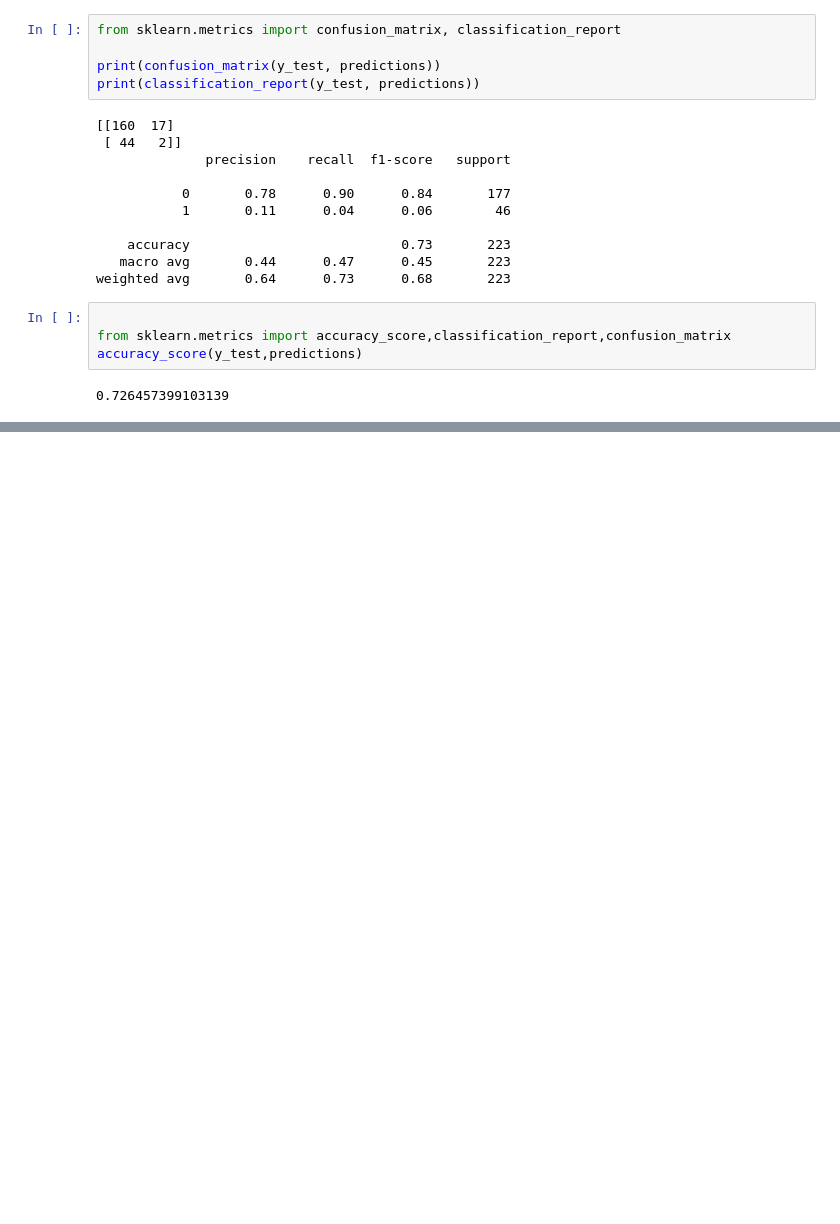
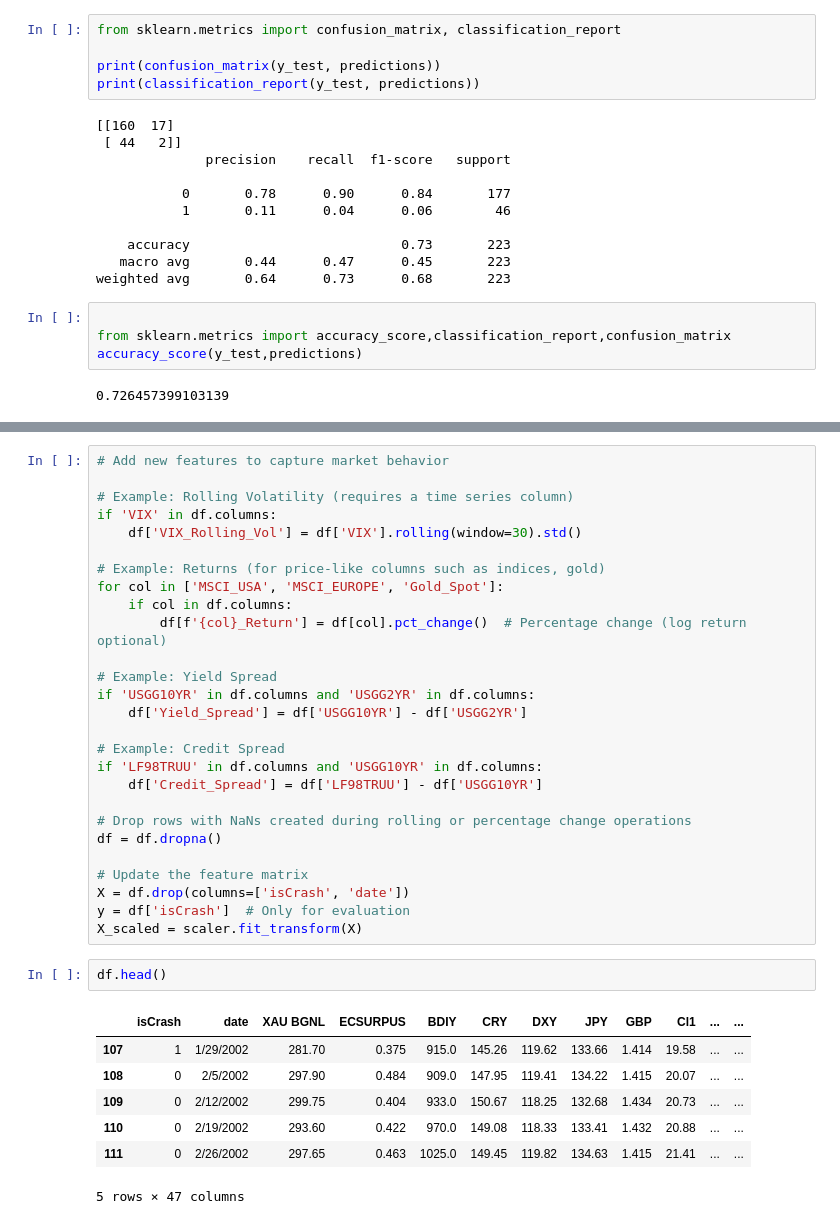
Before and after one commit to purohitamann/market-anomaly-detection, a Jupyter notebook: model_training.ipynb, the cells around one changed output, grey strips where cells are left out. Drawn from its saved outputs; the diff is of its cells as text; blank space fills up the shorter version.

```diff
--- a/model_training.ipynb
+++ b/model_training.ipynb
@@ -281,0 +304,37 @@ accuracy_score(y_test,predictions)
+# %%
+# Add new features to capture market behavior
+
+# Example: Rolling Volatility (requires a time series column)
+if 'VIX' in df.columns:
+    df['VIX_Rolling_Vol'] = df['VIX'].rolling(window=30).std()
+
+# Example: Returns (for price-like columns such as indices, gold)
+for col in ['MSCI_USA', 'MSCI_EUROPE', 'Gold_Spot']:
+    if col in df.columns:
+        df[f'{col}_Return'] = df[col].pct_change()  # Percentage change (log return optional)
+
+# Example: Yield Spread
+if 'USGG10YR' in df.columns and 'USGG2YR' in df.columns:
+    df['Yield_Spread'] = df['USGG10YR'] - df['USGG2YR']
+
+# Example: Credit Spread
+if 'LF98TRUU' in df.columns and 'USGG10YR' in df.columns:
+    df['Credit_Spread'] = df['LF98TRUU'] - df['USGG10YR']
+
+# Drop rows with NaNs created during rolling or percentage change operations
+df = df.dropna()
+
+# Update the feature matrix
+X = df.drop(columns=['isCrash', 'date'])
+y = df['isCrash']  # Only for evaluation
+X_scaled = scaler.fit_transform(X)
+# %%
+df.head()
+# %% [output]
+|  | isCrash | date | XAU BGNL | ECSURPUS | BDIY | CRY | DXY | JPY | GBP | Cl1 | ... | ... |
+| 107 | 1 | 1/29/2002 | 281.70 | 0.375 | 915.0 | 145.26 | 119.62 | 133.66 | 1.414 | 19.58 | ... | ... |
+| 108 | 0 | 2/5/2002 | 297.90 | 0.484 | 909.0 | 147.95 | 119.41 | 134.22 | 1.415 | 20.07 | ... | ... |
+| 109 | 0 | 2/12/2002 | 299.75 | 0.404 | 933.0 | 150.67 | 118.25 | 132.68 | 1.434 | 20.73 | ... | ... |
+| 110 | 0 | 2/19/2002 | 293.60 | 0.422 | 970.0 | 149.08 | 118.33 | 133.41 | 1.432 | 20.88 | ... | ... |
+| 111 | 0 | 2/26/2002 | 297.65 | 0.463 | 1025.0 | 149.45 | 119.82 | 134.63 | 1.415 | 21.41 | ... | ... |
+5 rows × 47 columns
```
Also changed, not shown: parts of 8 cells of this notebook.
